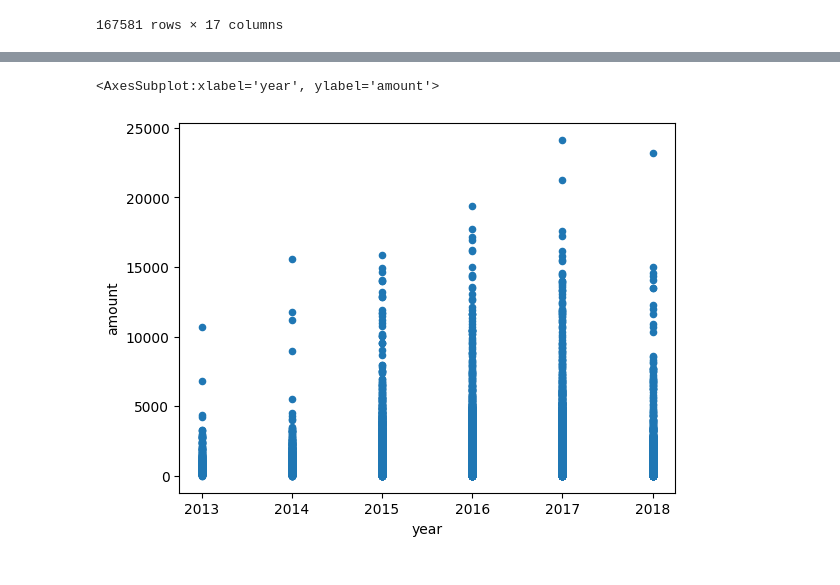
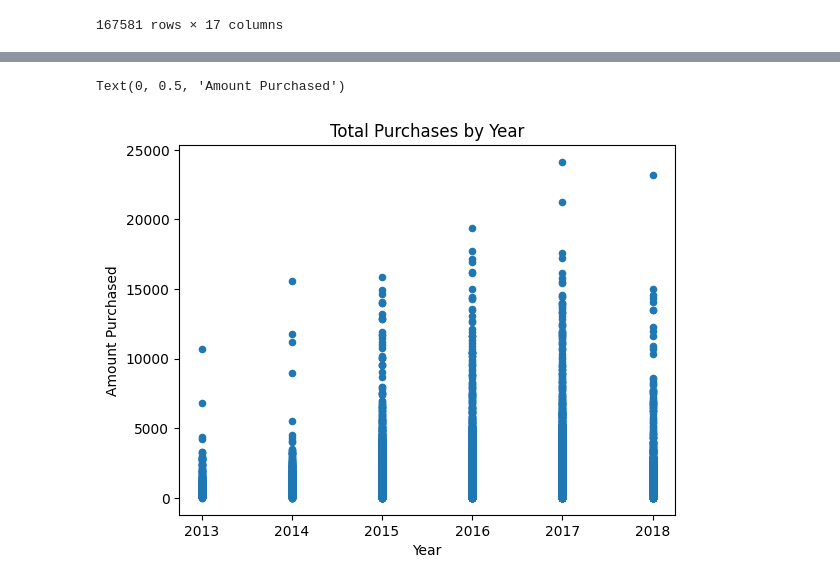
Before and after one commit to DanHerman212/starbucks_project, a Jupyter notebook: Starbucks_Capstone_notebook.ipynb, the cells around one changed output, grey strips where cells are left out. Cells and saved outputs as stored; diff of their text form; code cells hidden in the pictures.

```diff
--- a/Starbucks_Capstone_notebook.ipynb
+++ b/Starbucks_Capstone_notebook.ipynb
@@ -86,11 +86,11 @@ transcript.rename(columns={'person': 'id'}, inplace=True)
 # %%
 def data_cleaner(portfolio, profile, transcript, event):
         """
-        This function cleans the offer_completed events in
-        the transcript df by extracting the offer_id and
-        reward from the value column,merging the offer_completed
-        df with the portfolio df, creating dummy variables for
-        the channels column, and dropping unnecessary columns.
+        This function takes in data from three sources,
+        including the customer profile, the portfolio of
+        offers, and the transaction history. It cleans the
+        data and then merges the data into a high quality
+        dataset suitable for analysis or machine learning.
 
         Args:
         portfolio: the portfolio df
@@ -459,5 +487,9 @@ offers
 # %%
+# sum of purchases by year
 offers.groupby(['id','year'])['amount'].sum().reset_index().plot(x='year', y='amount', kind='scatter')
+plt.title('Total Purchases by Year')
+plt.xlabel('Year')
+plt.ylabel('Amount Purchased')
 # %% [output]
-<AxesSubplot:xlabel='year', ylabel='amount'>
+Text(0, 0.5, 'Amount Purchased')
-[figure, old version]
+[figure, new version]
```
Also changed, not shown: parts of 8 cells of this notebook, 1 other file.
